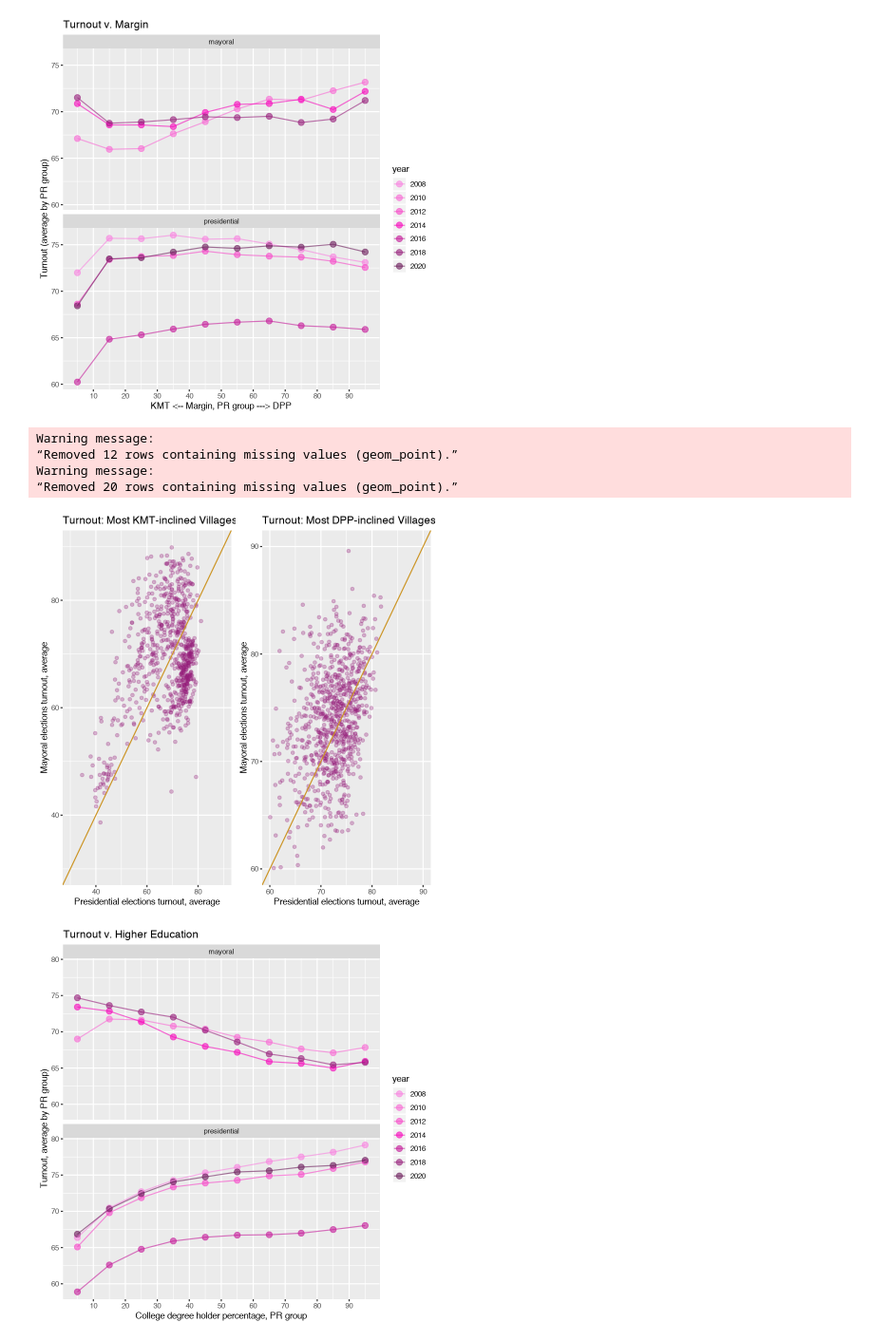
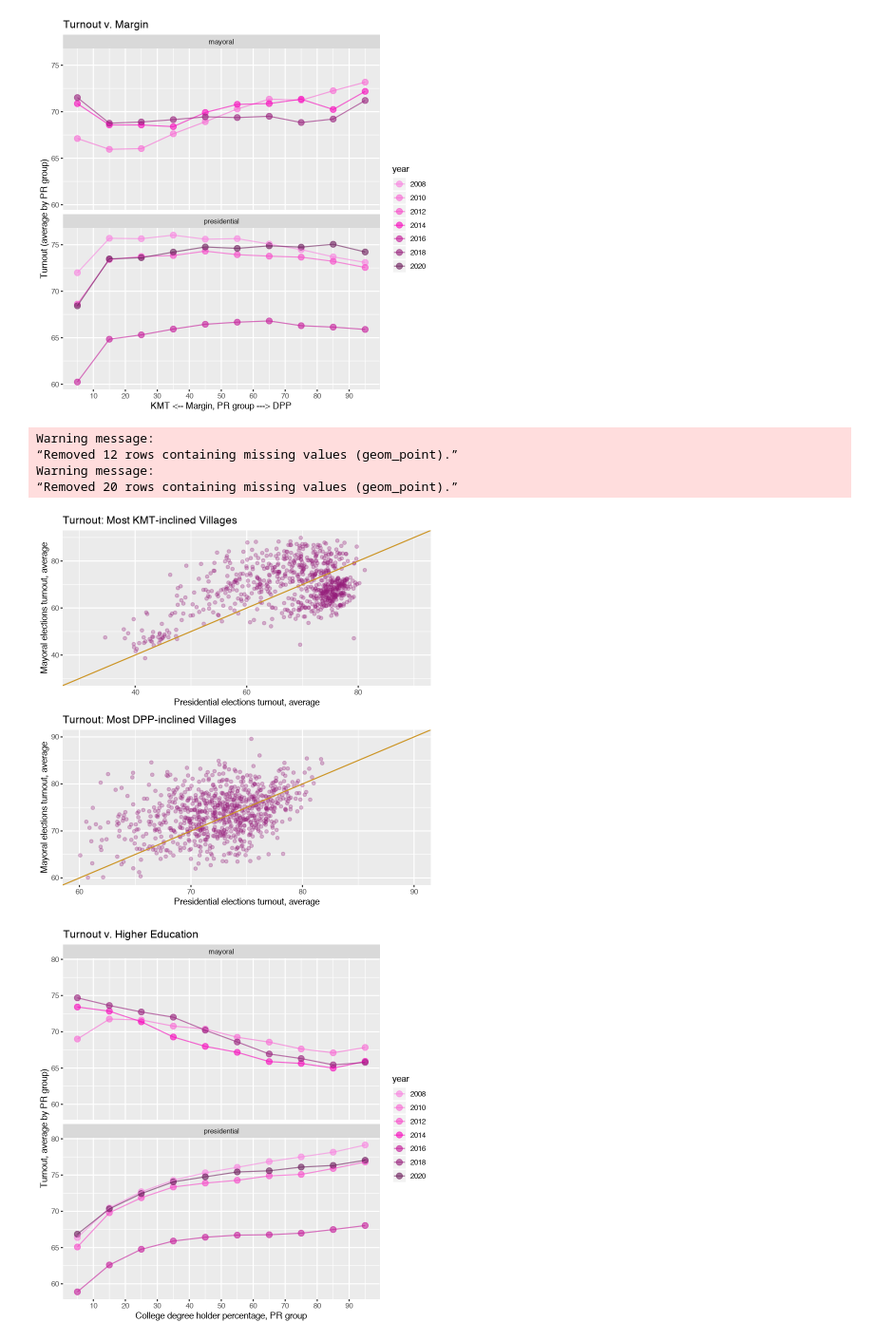
Before and after one commit to missmoss/vote-blog, a Jupyter notebook: _notebooks/2020-03-24-turnout-R.ipynb, the cells around one changed output. Shown at 95% size. Drawn from its saved outputs; the diff is of its cells as text; code cells hidden in the pictures.

```diff
--- a/_notebooks/2020-03-24-turnout-R.ipynb
+++ b/_notebooks/2020-03-24-turnout-R.ipynb
@@ -48,36 +51,37 @@ ggplot(margin_pr, aes(x = margin_pr_interval_by_year, y = avg_turnout, color = y
 # %% [output]
 [figure]
 # %%
+# collapse-hide
 mayoral_presidential_turnout_KMT <- margin_records %>%
   filter(margin_pr < 10) %>%
   drop_na() %>%
   ggplot() +
   geom_point(aes(x = presidential, y = mayoral), alpha = 0.3, color = "#961d7a") +
   geom_abline(intercept = 0, slope = 1, color = "#CC9423") +
   xlim(c(30, 90)) +
   ylim(c(30, 90)) +
   labs(title = "Turnout: Most KMT-inclined Villages",
        x = "Presidential elections turnout, average",
        y = "Mayoral elections turnout, average")
 
 mayoral_presidential_turnout_DPP <- margin_records %>%
   filter(margin_pr >= 90) %>%
   drop_na() %>%
   ggplot() +
   geom_point(aes(x = presidential, y = mayoral), alpha = 0.3, color = "#961d7a") +
   geom_abline(intercept = 0, slope = 1, color = "#CC9423") +
   xlim(c(60, 90)) +
   ylim(c(60, 90)) +
   labs(title = "Turnout: Most DPP-inclined Villages",
        x = "Presidential elections turnout, average",
        y = "Mayoral elections turnout, average")
 
 grid.arrange(mayoral_presidential_turnout_KMT,
-             mayoral_presidential_turnout_DPP, ncol=2)
+             mayoral_presidential_turnout_DPP, nrow=2)
 # %% [output]
 Warning message:
 “Removed 12 rows containing missing values (geom_point).”
 Warning message:
 “Removed 20 rows containing missing values (geom_point).”
-[figure, old version]
+[figure, new version]
 # %%
```
Also changed, not shown: parts of 6 cells of this notebook.
